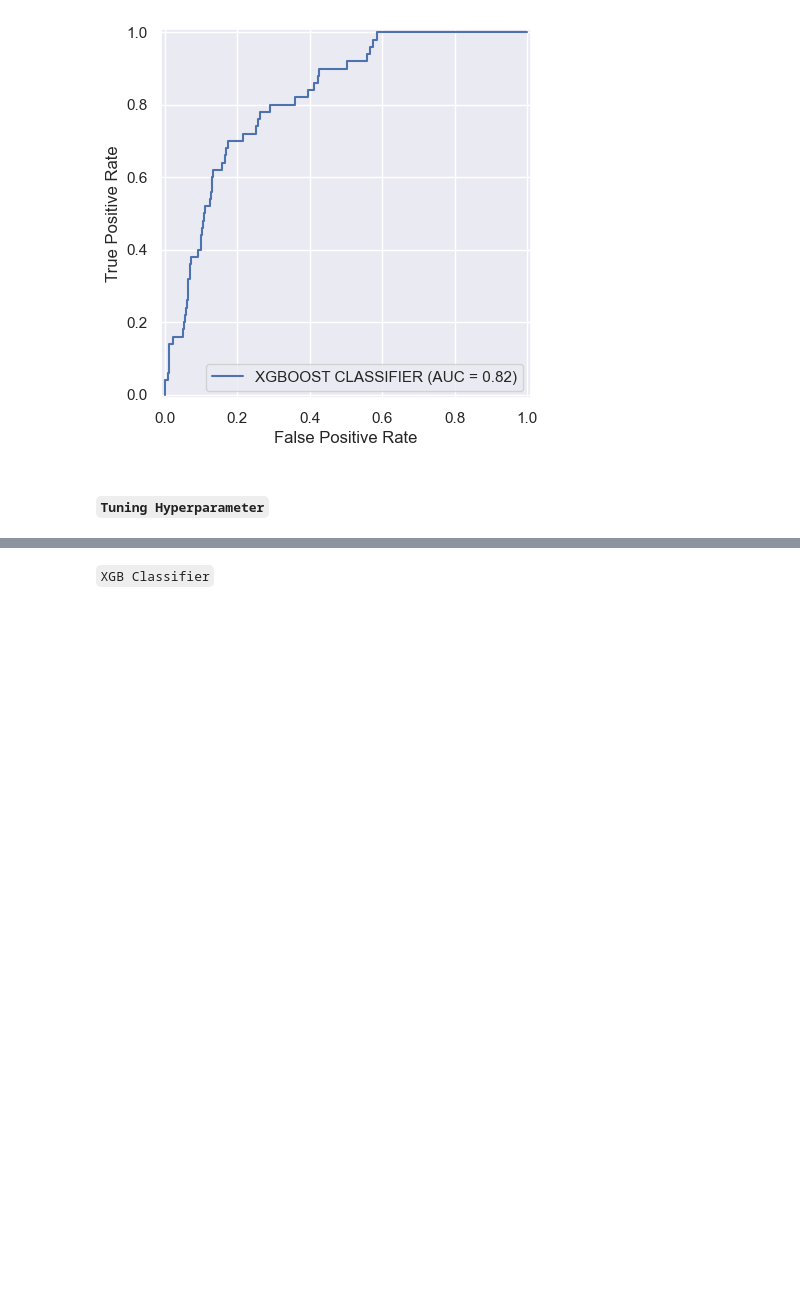
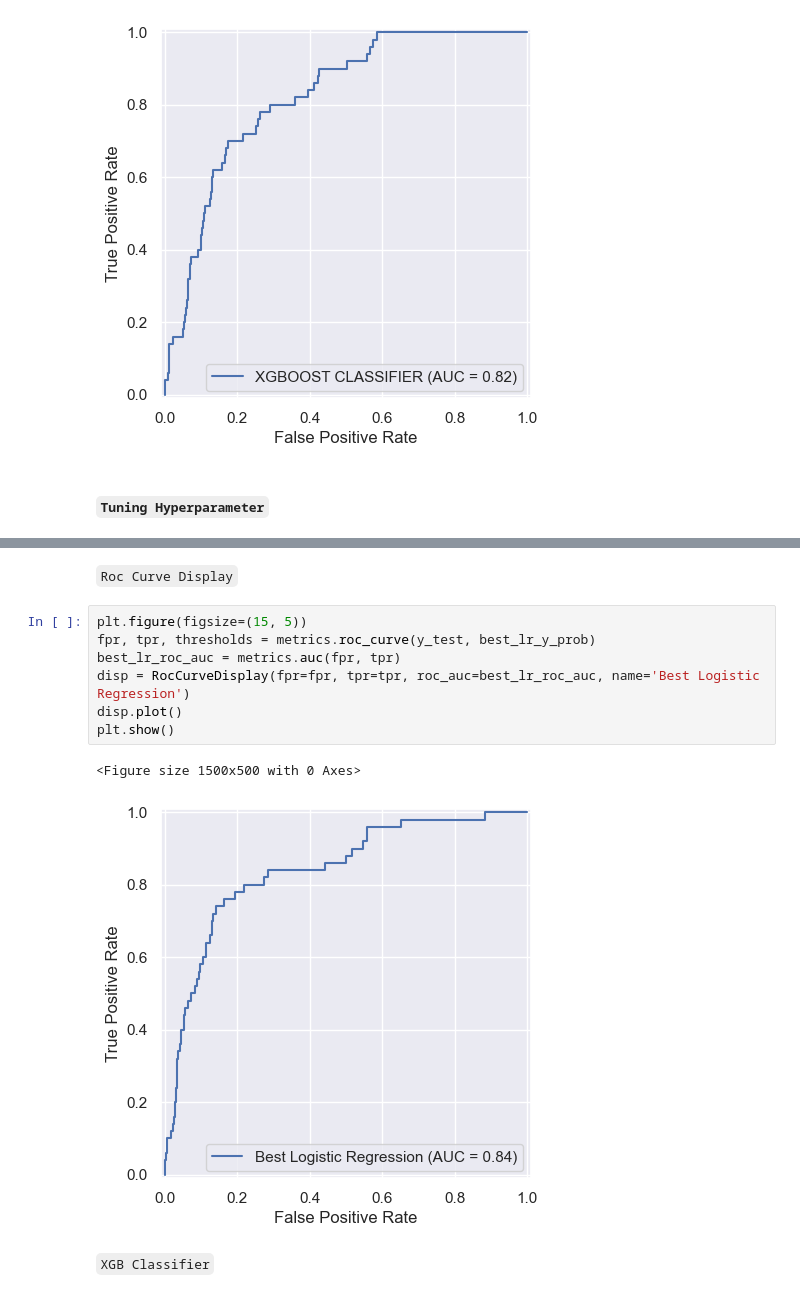
Before and after one commit to codewithraphael/machine-learning, a Jupyter notebook: Stroke Prediction/Notebook/stroke_prediction.ipynb, the cells around one changed output, grey strips where cells are left out. Cells and saved outputs as stored; diff of their text form; blank space fills up the shorter version.

```diff
--- a/Stroke Prediction/Notebook/stroke_prediction.ipynb
+++ b/Stroke Prediction/Notebook/stroke_prediction.ipynb
@@ -804,3 +880,15 @@ plt.show()
+# %% [markdown]
+`Roc Curve Display`
+# %%
+plt.figure(figsize=(15, 5))
+fpr, tpr, thresholds = metrics.roc_curve(y_test, best_lr_y_prob)
+best_lr_roc_auc = metrics.auc(fpr, tpr)
+disp = RocCurveDisplay(fpr=fpr, tpr=tpr, roc_auc=best_lr_roc_auc, name='Best Logistic Regression')
+disp.plot()
+plt.show()
+# %% [output]
+<Figure size 1500x500 with 0 Axes>
+[figure, added]
 # %% [markdown]
 `XGB Classifier`
 # %%
```
Also changed, not shown: parts of 13 cells of this notebook, 1 other file.
